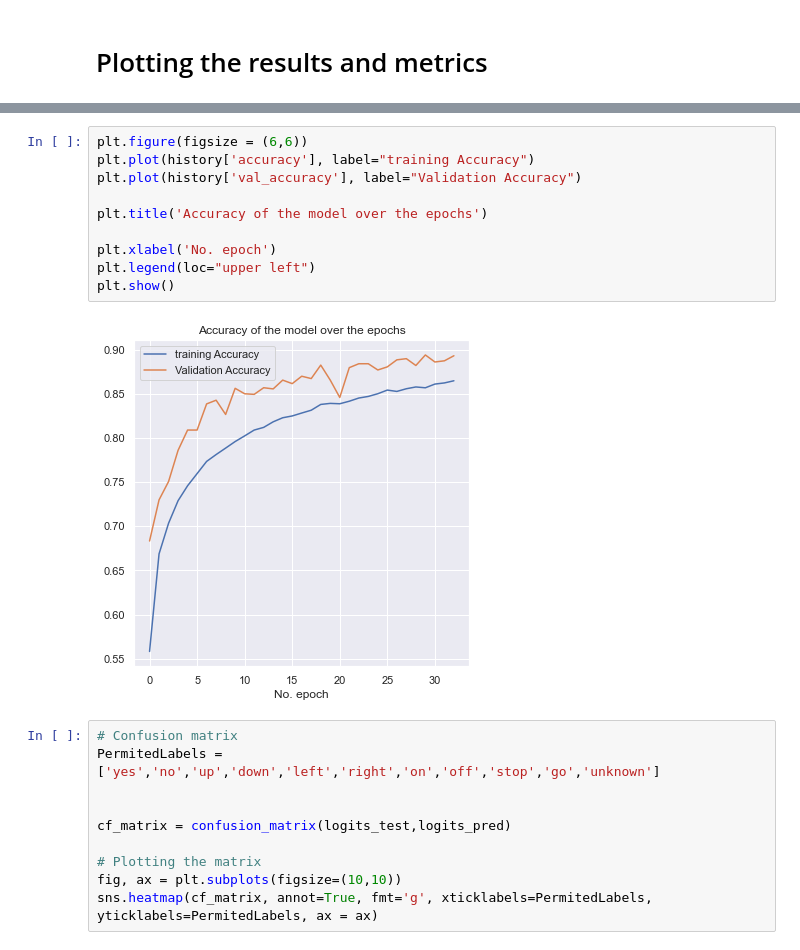
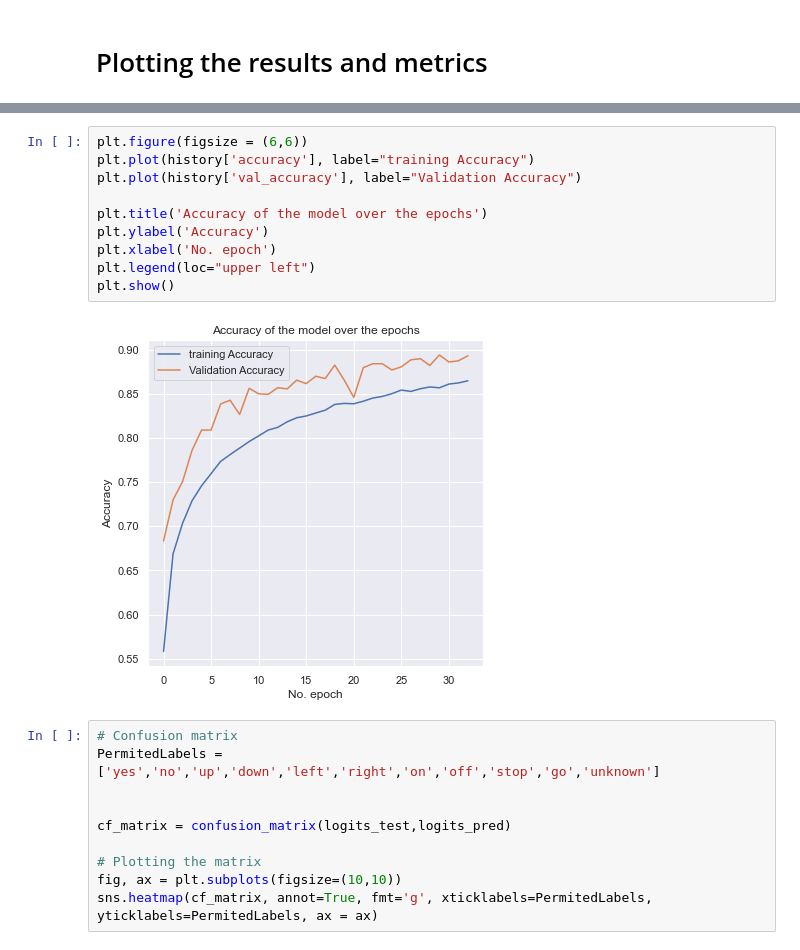
Before and after one commit to cocoalex00/Speech-recognition-COM3025, a Jupyter notebook: Convolutional_LSTM.ipynb, the cells around one changed output, grey strips where cells are left out. Drawn from its saved outputs; the diff is of its cells as text.

```diff
--- a/Convolutional_LSTM.ipynb
+++ b/Convolutional_LSTM.ipynb
@@ -248,15 +258,15 @@ plt.show()
 # %%
 plt.figure(figsize = (6,6))
 plt.plot(history['accuracy'], label="training Accuracy")
 plt.plot(history['val_accuracy'], label="Validation Accuracy")
 
 plt.title('Accuracy of the model over the epochs')
-
+plt.ylabel('Accuracy')
 plt.xlabel('No. epoch')
 plt.legend(loc="upper left")
 plt.show()
 # %% [output]
-[figure, old version]
+[figure, new version]
 # %%
 # Confusion matrix
 PermitedLabels = ['yes','no','up','down','left','right','on','off','stop','go','unknown']
```
Also changed, not shown: parts of 4 cells of this notebook, 2 other files.
